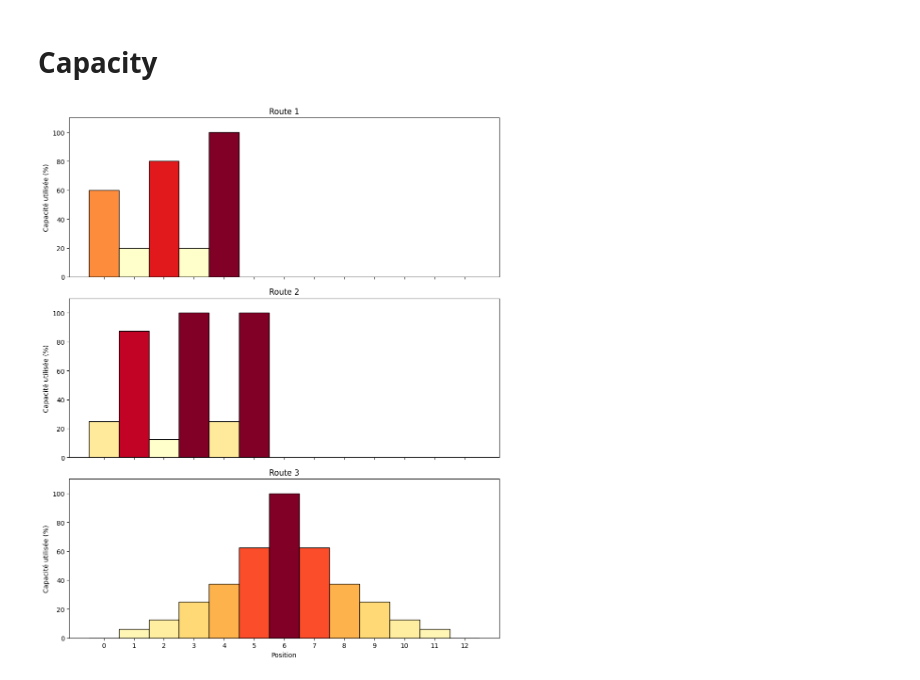
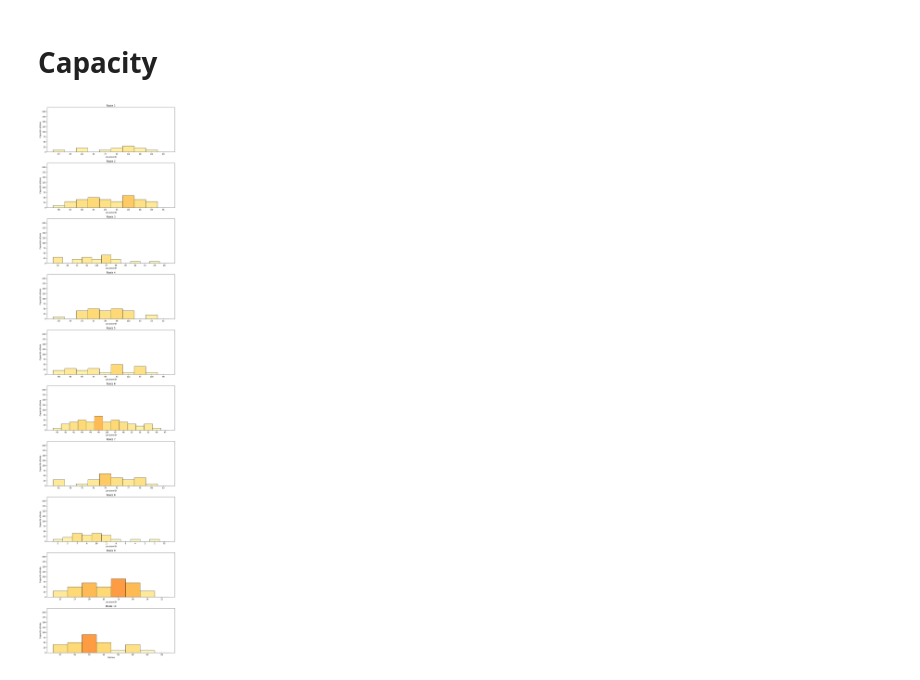
Before and after one commit to awenjb/pdptw-main, a Jupyter notebook: python/visualisation_capa.ipynb, the cells around one changed output. Drawn from its saved outputs; the diff is of its cells as text; code cells hidden in the pictures.

Commit message:
Update capacity constraint visualisation
- the jupyter file is working fine
- visulisation from the complete json solution file

```diff
--- a/python/visualisation_capa.ipynb
+++ b/python/visualisation_capa.ipynb
@@ -21,40 +23,18 @@ Note: you may need to restart the kernel to use updated packages.
+# %%
+# Files
+
+# solutionFile = "./../output/Nantes_1_sol.json"
+# dataFile = "./../data_in/Nantes_1.json"
+
+solutionFile = "./../output/lc103_sol.json"
+dataFile = "./../data_in/pdp_100/lc103.json"
+# %%
+solution = solution_reader.PDPTWSolution(solutionFile)
+data = solution_reader.PDPTWData(dataFile)
 # %% [markdown]
 # Capacity
-# %%
-import matplotlib.pyplot as plt
-import numpy as np
-import matplotlib.cm as cm
-import matplotlib.colors as mcolors
-
-def plot_number_columns(*sequences):
-    num_sequences = len(sequences)
-    fig, axes = plt.subplots(num_sequences, 1, figsize=(10, num_sequences * 4), sharex=True)
-
-    if num_sequences == 1:
-        axes = [axes]
-
-    for i, (ax, seq) in enumerate(zip(axes, sequences)):
-
-        max_value = max(seq) # TODO prendre la capacity value de l'instance
-
-        normalized_seq = [value / max_value * 100 for value in seq]  # Normalisation en %
-        x_positions = np.arange(len(seq))
-
-        # Couleur
-        norm = mcolors.Normalize(vmin=min(seq), vmax=max(seq))
-        colors = [cm.get_cmap('YlOrRd')(norm(value)) for value in seq]
-
-        ax.bar(x_positions, normalized_seq, color=colors, edgecolor='black', width=1.0)  # Largeur des colonnes = 1.0 pour les coller
-        ax.set_ylabel('Capacité utilisée (%)')
-        ax.set_title(f'Route {i+1}')
-        ax.set_ylim(0, 110)
-        ax.set_xticks(x_positions)  # TODO Ecrire les position (locationID) pour chaque graphique
-
-    axes[-1].set_xlabel('Position')
-    plt.tight_layout()
-    plt.show()
-
-# test
-plot_number_columns([3, 1, 4, 1, 5], [2, 7, 1, 8, 2, 8], [0, 0.5,1,2,3,5,8,5,3,2,1, 0.5, 0])
-# %% [output]
-[figure, removed]
+# %%
+routes = solution.get_routes()
+solution_reader.plot_number_columns(routes, data)
+# %% [output]
+[figure, added]
```
Also changed, not shown: parts of 1 cell of this notebook, 1 other file.
